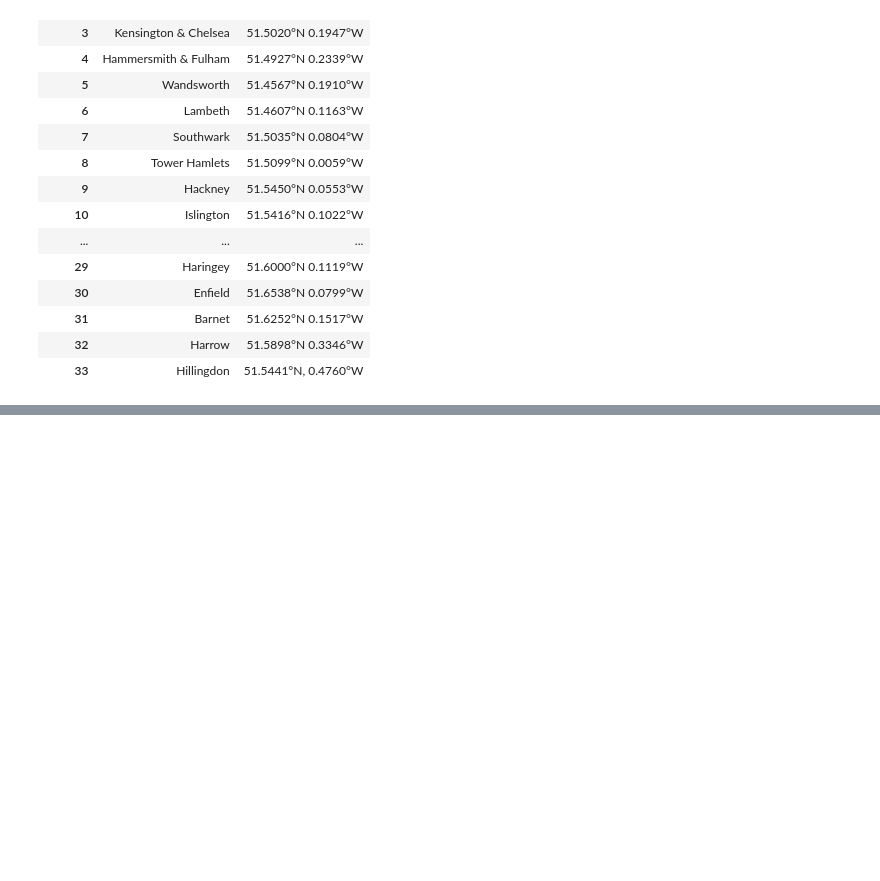
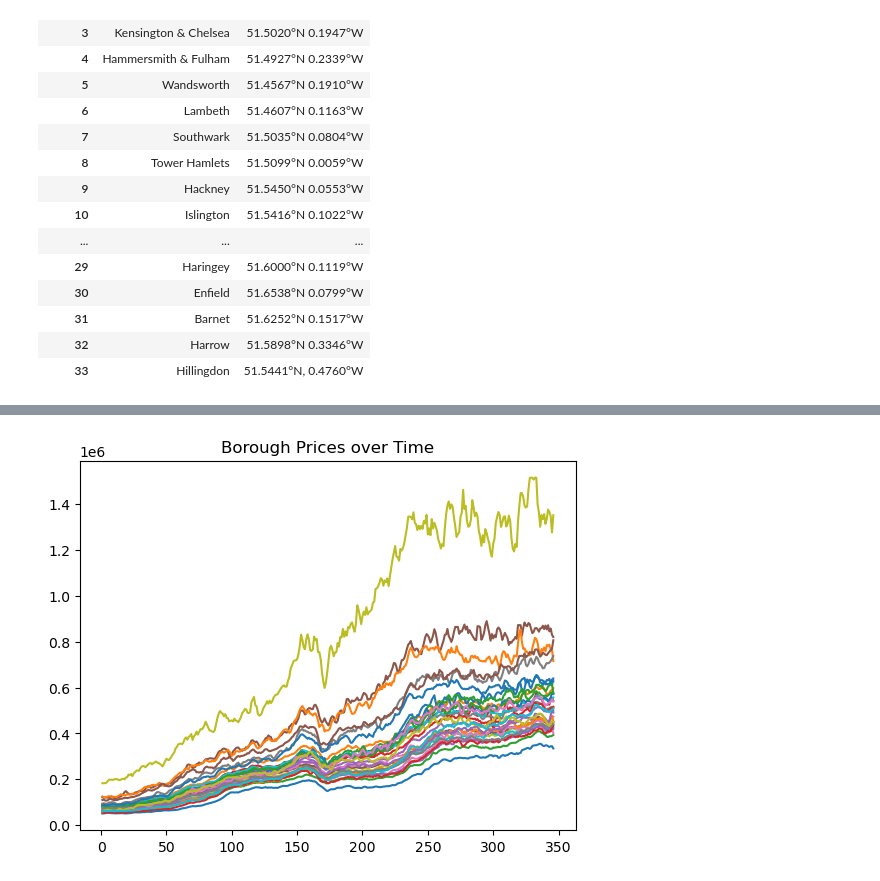
Before and after one commit to mlid13/Springboard, a Jupyter notebook: London Case Study Hypothesis.ipynb, the cells around one changed output, grey strips where cells are left out. Saved outputs shown, nothing was run; the diff lists cells and outputs as text; code cells hidden in the pictures; blank space fills up the shorter version.

```diff
--- a/London Case Study Hypothesis.ipynb
+++ b/London Case Study Hypothesis.ipynb
@@ -214,0 +157,6 @@ IndexError: index 1 is out of bounds for axis 0 with size 1
+# %%
+plt.plot(relevantBs[1:].T)
+plt.title('Borough Prices over Time')
+plt.show()
+# %% [output]
+[figure, added]
```
Also changed, not shown: parts of 34 cells of this notebook.
